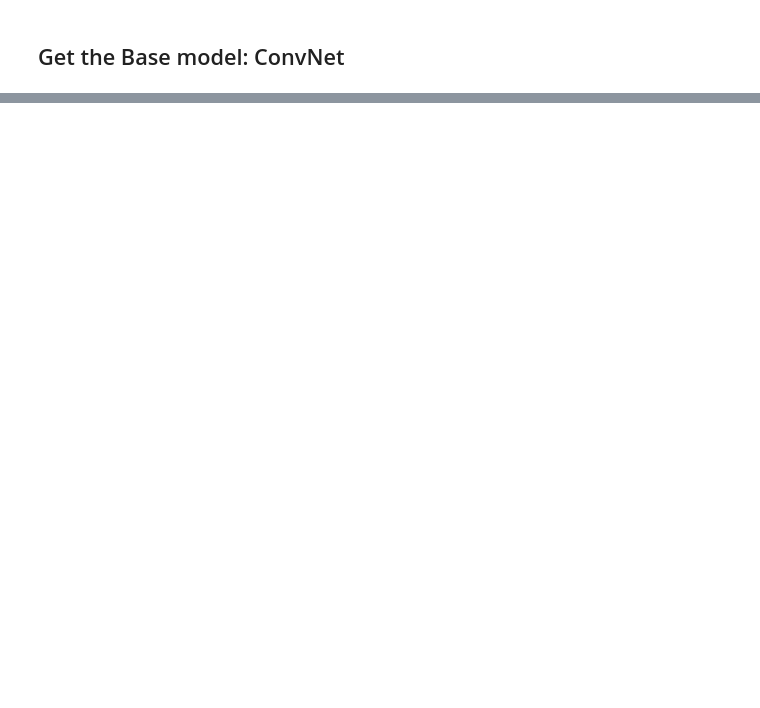
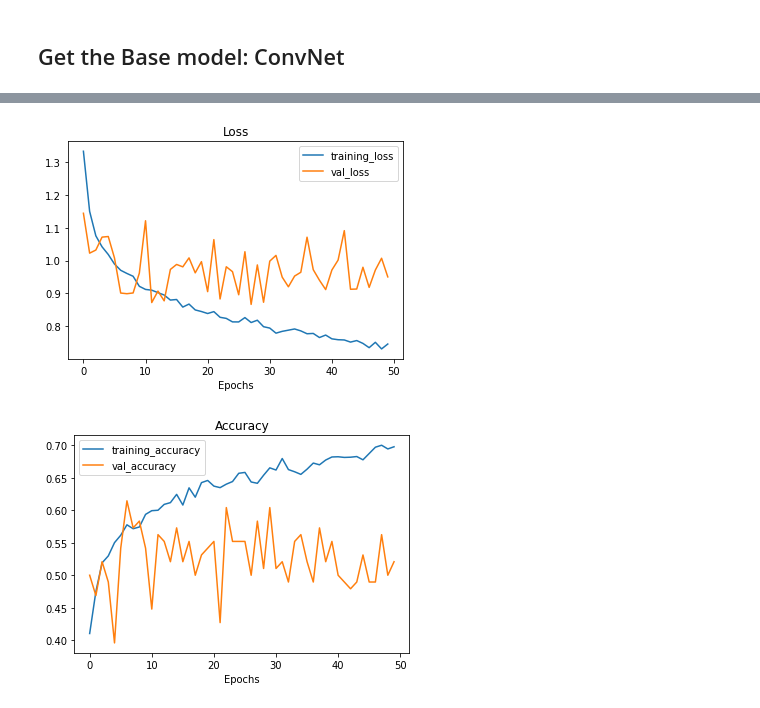
Before and after one commit to jsong55/Machine_Learning, a Jupyter notebook: AF_classification_using_ConvNet2022.ipynb, the cells around one changed output, grey strips where cells are left out. Saved outputs shown, nothing was run; the diff lists cells and outputs as text; code cells hidden in the pictures; blank space fills up the shorter version.

```diff
--- a/AF_classification_using_ConvNet2022.ipynb
+++ b/AF_classification_using_ConvNet2022.ipynb
@@ -53,0 +54,12 @@ image shape: (150, 150)
+# %%
+IMAGE_SIZE = (150,150)
+train_data = tf.keras.preprocessing.image_dataset_from_directory(directory=train_dir,
+                                        image_size=IMAGE_SIZE,
+                                        label_mode="categorical",
+                                        batch_size=32,
+                                        shuffle=True)
+
+test_data = tf.keras.preprocessing.image_dataset_from_directory(directory=test_dir,
+                                  image_size=IMAGE_SIZE,
+                                  label_mode="categorical",
+                                  batch_size=32)
@@ -63,0 +155,5 @@ base_model = tf.keras.applications.EfficientNetB0(include_top=False)
+# %%
+plot_loss_curves(history_0)
+# %% [output]
+[figure, added]
+[figure, added]
```
Also changed, not shown: parts of 7 cells of this notebook.
